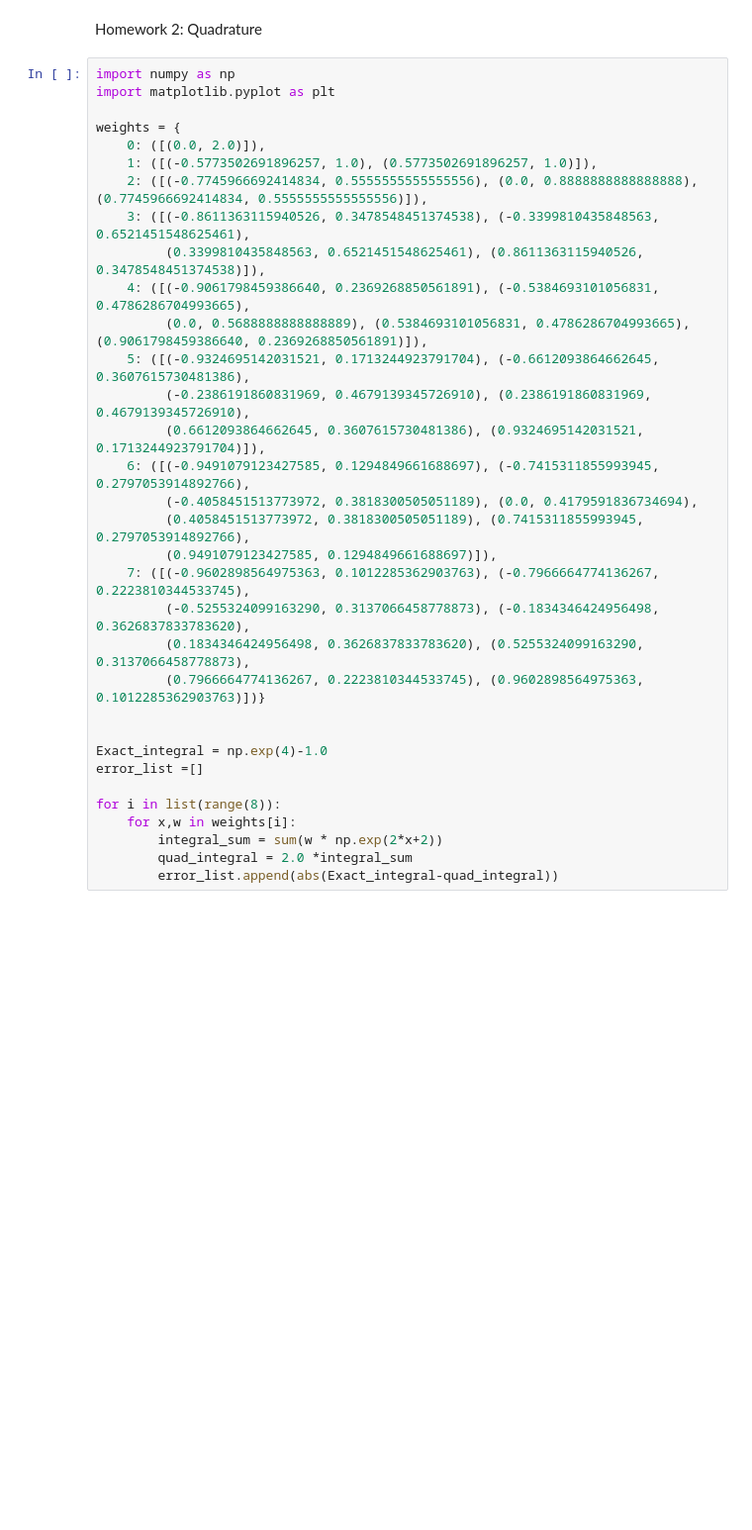
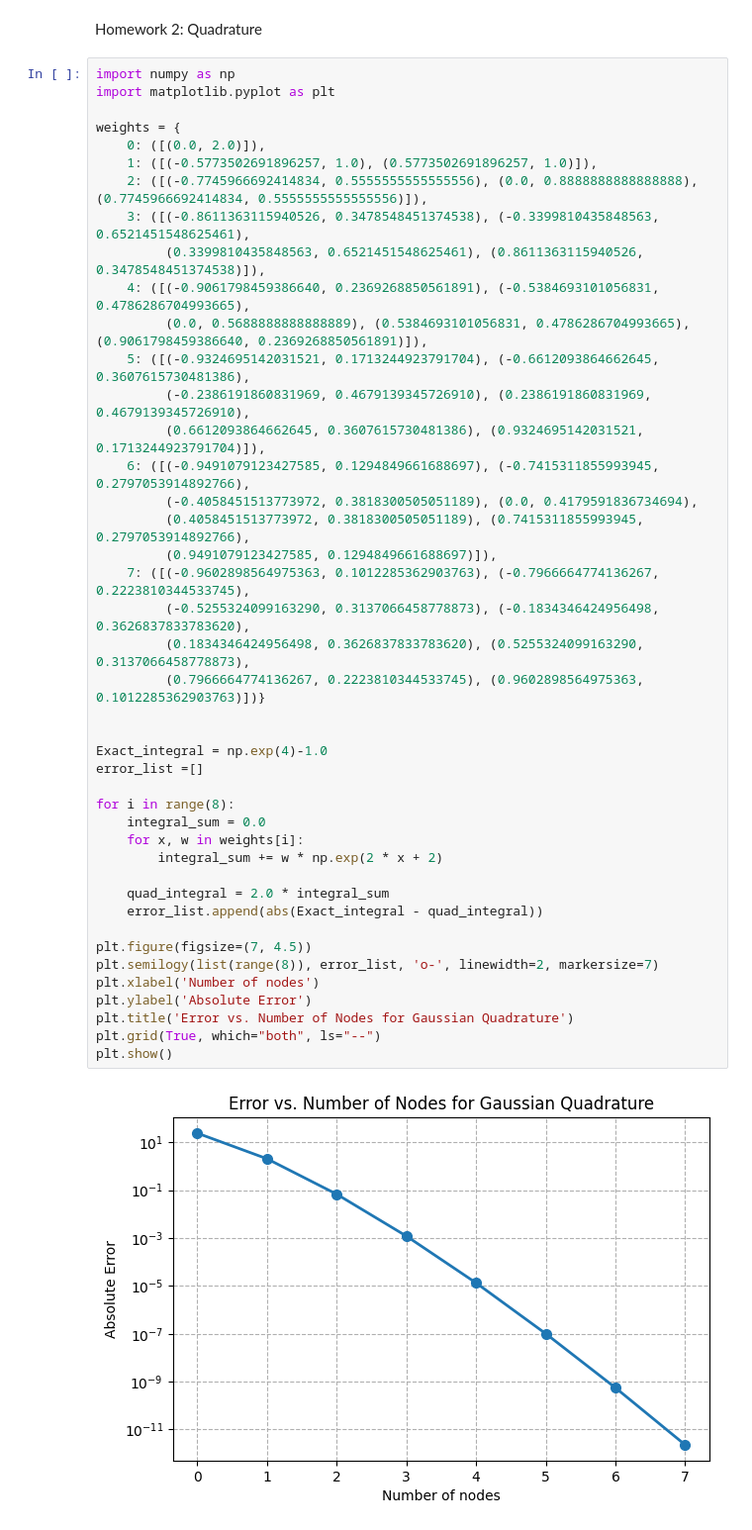
Before and after one commit to Olasubomi-tech/My-Python-, a Jupyter notebook: linearregression.ipynb, the cells around one changed output. Shown at 99% size. Cells and saved outputs as stored; diff of their text form; blank space fills up the shorter version.

```diff
--- a/linearregression.ipynb
+++ b/linearregression.ipynb
@@ -821,33 +603,45 @@ Homework 2: Quadrature
 # %%
 import numpy as np
 import matplotlib.pyplot as plt
 
 weights = {
     0: ([(0.0, 2.0)]),
     1: ([(-0.5773502691896257, 1.0), (0.5773502691896257, 1.0)]),
     2: ([(-0.7745966692414834, 0.5555555555555556), (0.0, 0.8888888888888888), (0.7745966692414834, 0.5555555555555556)]),
     3: ([(-0.8611363115940526, 0.3478548451374538), (-0.3399810435848563, 0.6521451548625461),
          (0.3399810435848563, 0.6521451548625461), (0.8611363115940526, 0.3478548451374538)]),
     4: ([(-0.9061798459386640, 0.2369268850561891), (-0.5384693101056831, 0.4786286704993665),
          (0.0, 0.5688888888888889), (0.5384693101056831, 0.4786286704993665), (0.9061798459386640, 0.2369268850561891)]),
     5: ([(-0.9324695142031521, 0.1713244923791704), (-0.6612093864662645, 0.3607615730481386),
          (-0.2386191860831969, 0.4679139345726910), (0.2386191860831969, 0.4679139345726910),
          (0.6612093864662645, 0.3607615730481386), (0.9324695142031521, 0.1713244923791704)]),
     6: ([(-0.9491079123427585, 0.1294849661688697), (-0.7415311855993945, 0.2797053914892766),
          (-0.4058451513773972, 0.3818300505051189), (0.0, 0.4179591836734694),
          (0.4058451513773972, 0.3818300505051189), (0.7415311855993945, 0.2797053914892766),
          (0.9491079123427585, 0.1294849661688697)]),
     7: ([(-0.9602898564975363, 0.1012285362903763), (-0.7966664774136267, 0.2223810344533745),
          (-0.5255324099163290, 0.3137066458778873), (-0.1834346424956498, 0.3626837833783620),
          (0.1834346424956498, 0.3626837833783620), (0.5255324099163290, 0.3137066458778873),
          (0.7966664774136267, 0.2223810344533745), (0.9602898564975363, 0.1012285362903763)])}
 
 
 Exact_integral = np.exp(4)-1.0
 error_list =[]
 
-for i in list(range(8)):
-    for x,w in weights[i]:
-        integral_sum = sum(w * np.exp(2*x+2))
-        quad_integral = 2.0 *integral_sum
-        error_list.append(abs(Exact_integral-quad_integral))
+for i in range(8):
+    integral_sum = 0.0
+    for x, w in weights[i]:
+        integral_sum += w * np.exp(2 * x + 2)
+
+    quad_integral = 2.0 * integral_sum
+    error_list.append(abs(Exact_integral - quad_integral))
+
+plt.figure(figsize=(7, 4.5))
+plt.semilogy(list(range(8)), error_list, 'o-', linewidth=2, markersize=7)
+plt.xlabel('Number of nodes')
+plt.ylabel('Absolute Error')
+plt.title('Error vs. Number of Nodes for Gaussian Quadrature')
+plt.grid(True, which="both", ls="--")
+plt.show()
+# %% [output]
+[figure, added]
```
Also changed, not shown: parts of 48 cells of this notebook, 7 other files.
